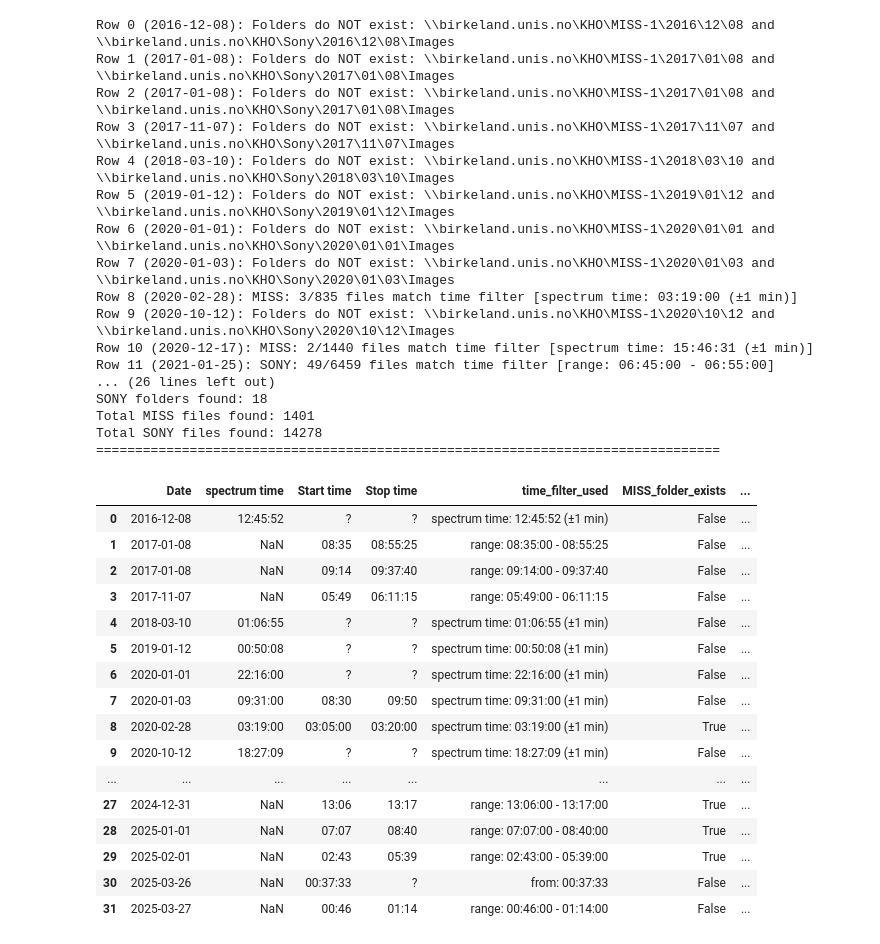
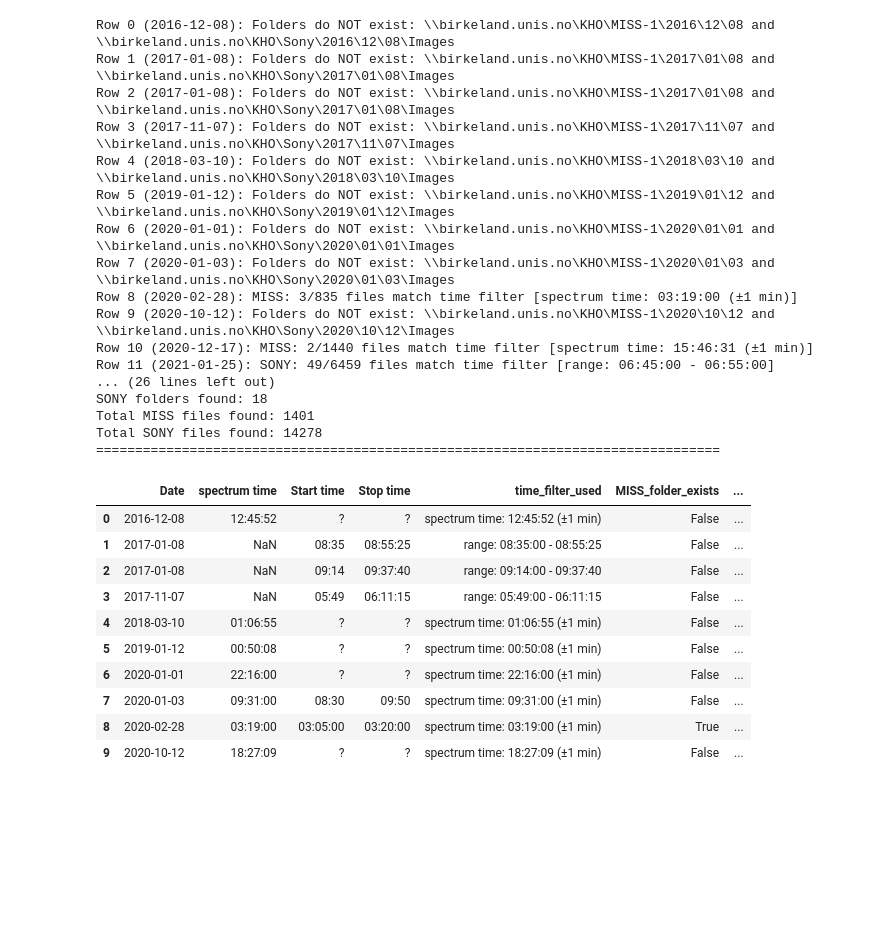
Before and after one commit to bonvin-guillaume/GHOST, a Jupyter notebook: find_data.ipynb, the cells around one changed output. Cells and saved outputs as stored; diff of their text form; code cells hidden in the pictures; blank space fills up the shorter version.

```diff
--- a/find_data.ipynb
+++ b/find_data.ipynb
@@ -315,42 +314,36 @@ print("="*80)
 # Display the updated DataFrame
 df[['Date', 'spectrum time', 'Start time', 'Stop time', 'time_filter_used',
     'MISS_folder_exists', 'SONY_folder_exists',
-    'miss_files_found', 'sony_files_found', 'files_found', 'sample_files']]
+    'miss_files_found', 'sony_files_found', 'files_found', 'sample_files']].head(10)
 # %% [output]
 Row 0 (2016-12-08): Folders do NOT exist: \\birkeland.unis.no\KHO\MISS-1\2016\12\08 and \\birkeland.unis.no\KHO\Sony\2016\12\08\Images
 Row 1 (2017-01-08): Folders do NOT exist: \\birkeland.unis.no\KHO\MISS-1\2017\01\08 and \\birkeland.unis.no\KHO\Sony\2017\01\08\Images
 Row 2 (2017-01-08): Folders do NOT exist: \\birkeland.unis.no\KHO\MISS-1\2017\01\08 and \\birkeland.unis.no\KHO\Sony\2017\01\08\Images
 Row 3 (2017-11-07): Folders do NOT exist: \\birkeland.unis.no\KHO\MISS-1\2017\11\07 and \\birkeland.unis.no\KHO\Sony\2017\11\07\Images
 Row 4 (2018-03-10): Folders do NOT exist: \\birkeland.unis.no\KHO\MISS-1\2018\03\10 and \\birkeland.unis.no\KHO\Sony\2018\03\10\Images
 Row 5 (2019-01-12): Folders do NOT exist: \\birkeland.unis.no\KHO\MISS-1\2019\01\12 and \\birkeland.unis.no\KHO\Sony\2019\01\12\Images
 Row 6 (2020-01-01): Folders do NOT exist: \\birkeland.unis.no\KHO\MISS-1\2020\01\01 and \\birkeland.unis.no\KHO\Sony\2020\01\01\Images
 Row 7 (2020-01-03): Folders do NOT exist: \\birkeland.unis.no\KHO\MISS-1\2020\01\03 and \\birkeland.unis.no\KHO\Sony\2020\01\03\Images
 Row 8 (2020-02-28): MISS: 3/835 files match time filter [spectrum time: 03:19:00 (±1 min)]
 Row 9 (2020-10-12): Folders do NOT exist: \\birkeland.unis.no\KHO\MISS-1\2020\10\12 and \\birkeland.unis.no\KHO\Sony\2020\10\12\Images
 Row 10 (2020-12-17): MISS: 2/1440 files match time filter [spectrum time: 15:46:31 (±1 min)]
 Row 11 (2021-01-25): SONY: 49/6459 files match time filter [range: 06:45:00 - 06:55:00]
 ... (26 lines left out)
 SONY folders found: 18
 Total MISS files found: 1401
 Total SONY files found: 14278
 ================================================================================
 |  | Date | spectrum time | Start time | Stop time | time_filter_used | MISS_folder_exists | ... |
 | 0 | 2016-12-08 | 12:45:52 | ? | ? | spectrum time: 12:45:52 (±1 min) | False | ... |
 | 1 | 2017-01-08 | NaN | 08:35 | 08:55:25 | range: 08:35:00 - 08:55:25 | False | ... |
 | 2 | 2017-01-08 | NaN | 09:14 | 09:37:40 | range: 09:14:00 - 09:37:40 | False | ... |
 | 3 | 2017-11-07 | NaN | 05:49 | 06:11:15 | range: 05:49:00 - 06:11:15 | False | ... |
 | 4 | 2018-03-10 | 01:06:55 | ? | ? | spectrum time: 01:06:55 (±1 min) | False | ... |
 | 5 | 2019-01-12 | 00:50:08 | ? | ? | spectrum time: 00:50:08 (±1 min) | False | ... |
 | 6 | 2020-01-01 | 22:16:00 | ? | ? | spectrum time: 22:16:00 (±1 min) | False | ... |
 | 7 | 2020-01-03 | 09:31:00 | 08:30 | 09:50 | spectrum time: 09:31:00 (±1 min) | False | ... |
 | 8 | 2020-02-28 | 03:19:00 | 03:05:00 | 03:20:00 | spectrum time: 03:19:00 (±1 min) | True | ... |
 | 9 | 2020-10-12 | 18:27:09 | ? | ? | spectrum time: 18:27:09 (±1 min) | False | ... |
-| ... | ... | ... | ... | ... | ... | ... | ... |
-| 27 | 2024-12-31 | NaN | 13:06 | 13:17 | range: 13:06:00 - 13:17:00 | True | ... |
-| 28 | 2025-01-01 | NaN | 07:07 | 08:40 | range: 07:07:00 - 08:40:00 | True | ... |
-| 29 | 2025-02-01 | NaN | 02:43 | 05:39 | range: 02:43:00 - 05:39:00 | True | ... |
-| 30 | 2025-03-26 | NaN | 00:37:33 | ? | from: 00:37:33 | False | ... |
-| 31 | 2025-03-27 | NaN | 00:46 | 01:14 | range: 00:46:00 - 01:14:00 | False | ... |
 # %%
 # Create a dataframe with clickable links to individual filtered MISS and SONY files
 from IPython.display import HTML
```
Also changed, not shown: parts of 2 cells of this notebook.
